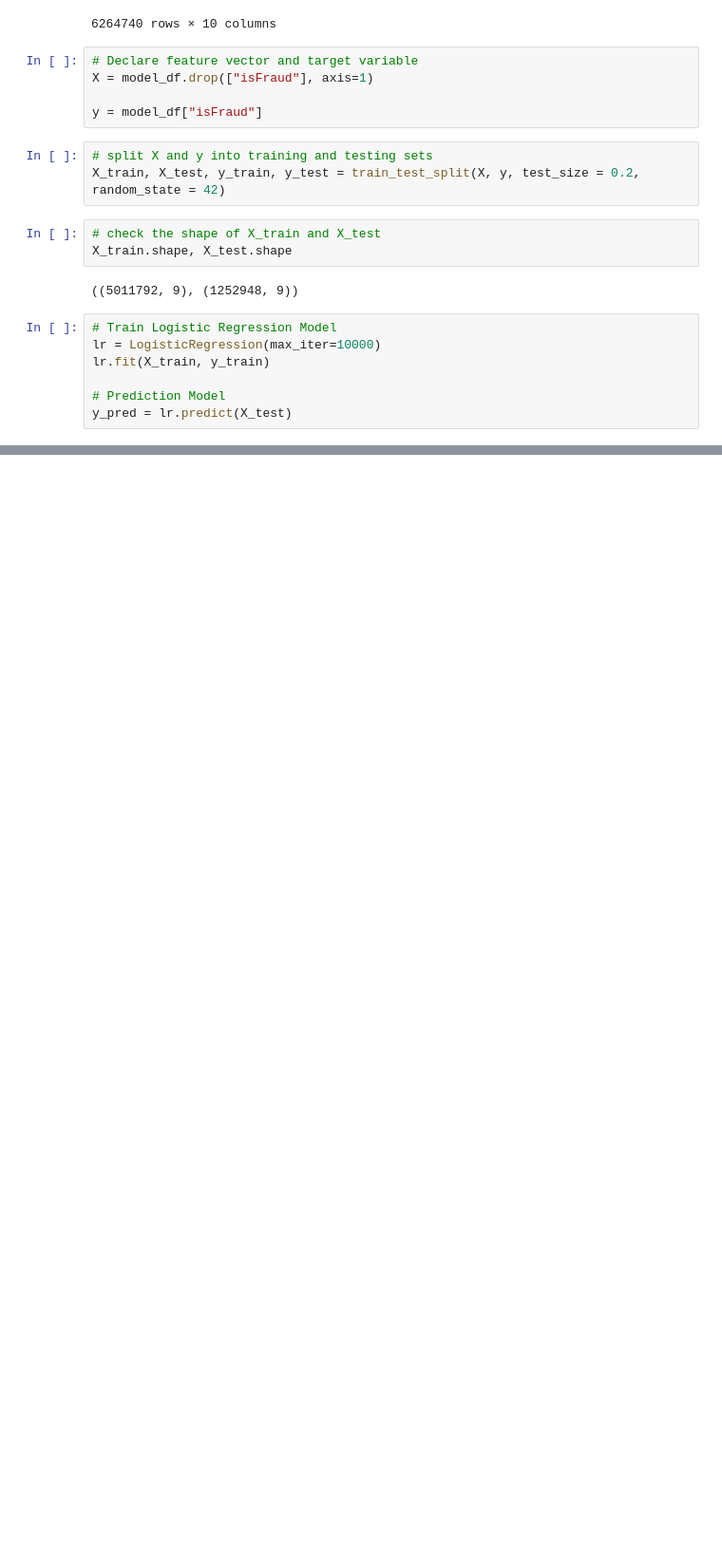
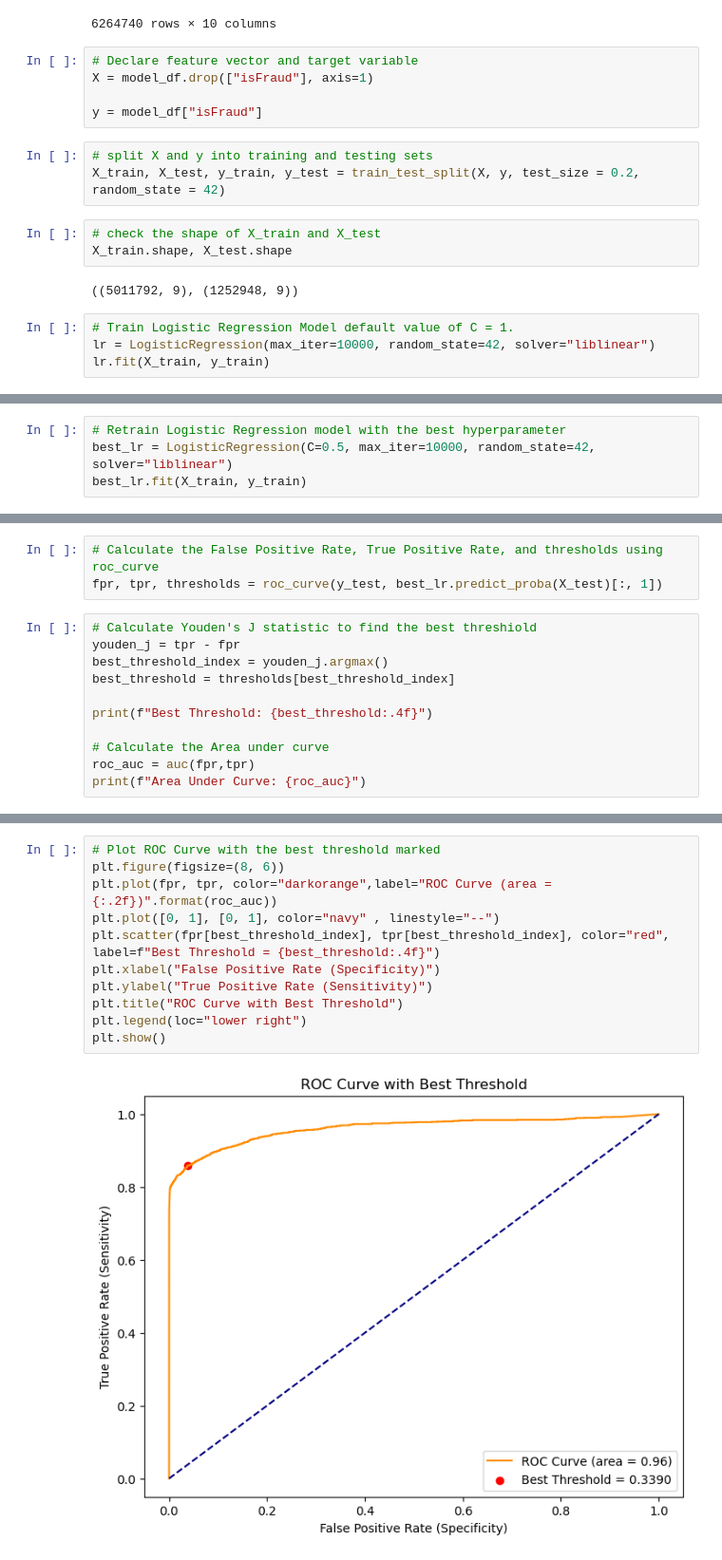
Before and after one commit to khadazhaia/financial-fraud-analysis, a Jupyter notebook: code/03model.ipynb, the cells around one changed output, grey strips where cells are left out. Shown at 95% size. Drawn from its saved outputs; the diff is of its cells as text; blank space fills up the shorter version.

Commit message:
finish modeling

```diff
--- a/code/03model.ipynb
+++ b/code/03model.ipynb
@@ -41,9 +40,6 @@ X_train.shape, X_test.shape
 # %% [output]
 ((5011792, 9), (1252948, 9))
 # %%
-# Train Logistic Regression Model
-lr = LogisticRegression(max_iter=10000)
+# Train Logistic Regression Model default value of C = 1.
+lr = LogisticRegression(max_iter=10000, random_state=42, solver="liblinear")
 lr.fit(X_train, y_train)
-
-# Prediction Model
-y_pred = lr.predict(X_test)
@@ -56,0 +143,4 @@ KNN
+# %%
+# Retrain Logistic Regression model with the best hyperparameter
+best_lr = LogisticRegression(C=0.5, max_iter=10000, random_state=42, solver="liblinear")
+best_lr.fit(X_train, y_train)
@@ -56,0 +178,14 @@ KNN
+# %%
+# Calculate the False Positive Rate, True Positive Rate, and thresholds using roc_curve
+fpr, tpr, thresholds = roc_curve(y_test, best_lr.predict_proba(X_test)[:, 1])
+# %%
+# Calculate Youden's J statistic to find the best threshiold
+youden_j = tpr - fpr
+best_threshold_index = youden_j.argmax()
+best_threshold = thresholds[best_threshold_index]
+
+print(f"Best Threshold: {best_threshold:.4f}")
+
+# Calculate the Area under curve
+roc_auc = auc(fpr,tpr)
+print(f"Area Under Curve: {roc_auc}")
@@ -56,0 +195,13 @@ KNN
+# %%
+# Plot ROC Curve with the best threshold marked
+plt.figure(figsize=(8, 6))
+plt.plot(fpr, tpr, color="darkorange",label="ROC Curve (area = {:.2f})".format(roc_auc))
+plt.plot([0, 1], [0, 1], color="navy" , linestyle="--")
+plt.scatter(fpr[best_threshold_index], tpr[best_threshold_index], color="red", label=f"Best Threshold = {best_threshold:.4f}")
+plt.xlabel("False Positive Rate (Specificity)")
+plt.ylabel("True Positive Rate (Sensitivity)")
+plt.title("ROC Curve with Best Threshold")
+plt.legend(loc="lower right")
+plt.show()
+# %% [output]
+[figure, added]
```
Also changed, not shown: parts of 33 cells of this notebook, 3 other files.
